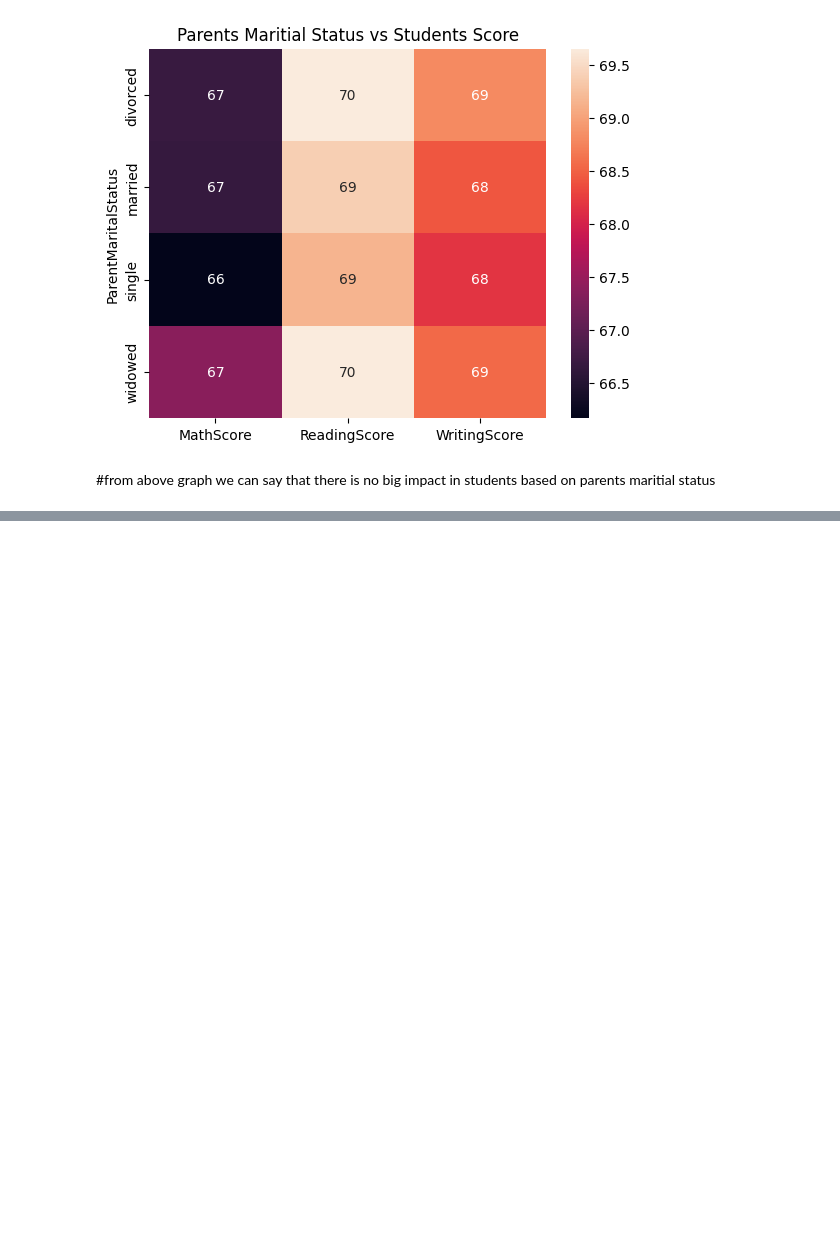
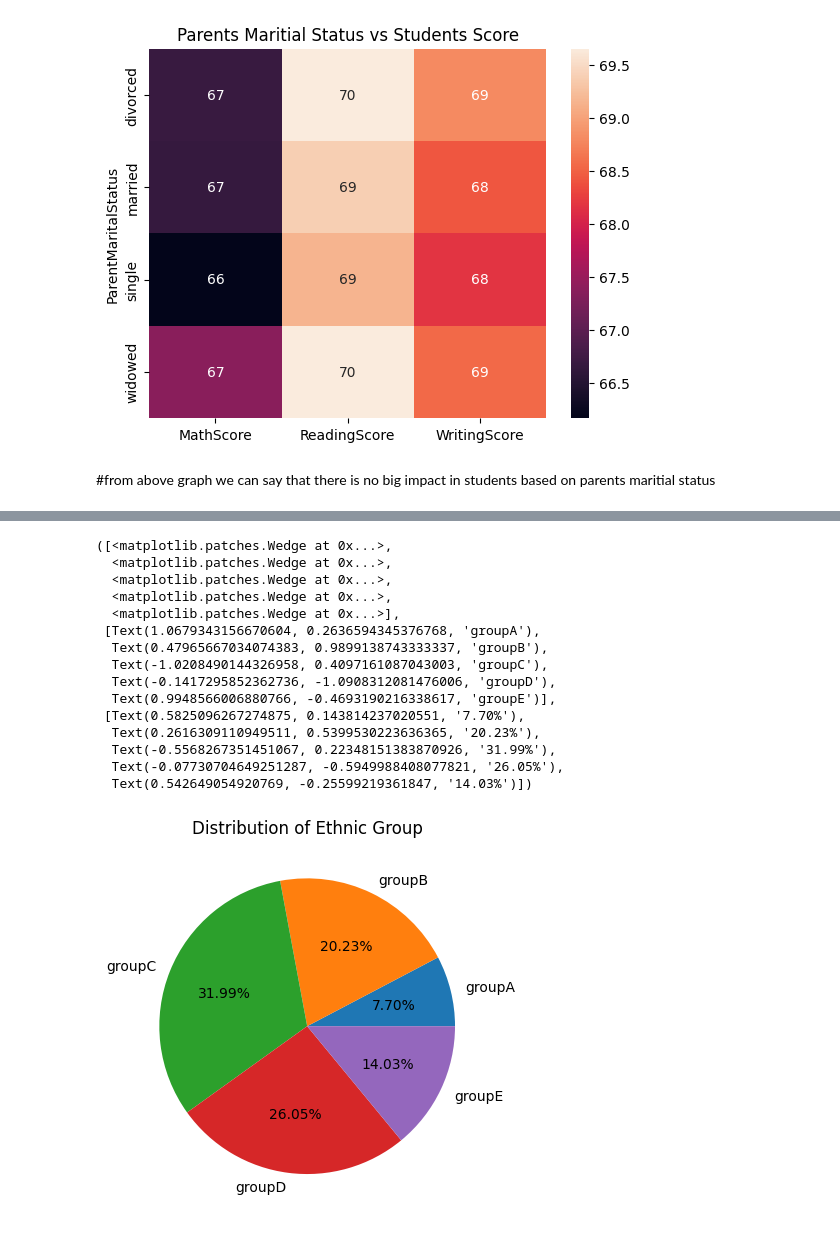
Before and after one commit to Varkey-Josu/Education_data_analysis_1, a Jupyter notebook: Python/EDA/test.ipynb, the cells around one changed output, grey strips where cells are left out. Cells and saved outputs as stored; diff of their text form; code cells hidden in the pictures; blank space fills up the shorter version.

```diff
--- a/Python/EDA/test.ipynb
+++ b/Python/EDA/test.ipynb
@@ -211,0 +229,28 @@ plt.show()
+# %%
+groupA=df.loc[(df["EthnicGroup"]=="group A")].count()
+groupB=df.loc[(df["EthnicGroup"]=="group B")].count()
+groupC=df.loc[(df["EthnicGroup"]=="group C")].count()
+groupD=df.loc[(df["EthnicGroup"]=="group D")].count()
+groupE=df.loc[(df["EthnicGroup"]=="group E")].count()
+
+l=["groupA","groupB","groupC","groupD","groupE"]
+mlst=[groupA["EthnicGroup"],groupB["EthnicGroup"],groupC["EthnicGroup"],groupD["EthnicGroup"],groupE["EthnicGroup"]]
+plt.title("Distribution of Ethnic Group")
+plt.pie(mlst, labels=l, autopct="%1.2f%%")
+# %% [output]
+([<matplotlib.patches.Wedge at 0x...>,
+  <matplotlib.patches.Wedge at 0x...>,
+  <matplotlib.patches.Wedge at 0x...>,
+  <matplotlib.patches.Wedge at 0x...>,
+  <matplotlib.patches.Wedge at 0x...>],
+ [Text(1.0679343156670604, 0.2636594345376768, 'groupA'),
+  Text(0.47965667034074383, 0.9899138743333337, 'groupB'),
+  Text(-1.0208490144326958, 0.4097161087043003, 'groupC'),
+  Text(-0.1417295852362736, -1.0908312081476006, 'groupD'),
+  Text(0.9948566006880766, -0.4693190216338617, 'groupE')],
+ [Text(0.5825096267274875, 0.143814237020551, '7.70%'),
+  Text(0.2616309110949511, 0.5399530223636365, '20.23%'),
+  Text(-0.5568267351451067, 0.22348151383870926, '31.99%'),
+  Text(-0.07730704649251287, -0.5949988408077821, '26.05%'),
+  Text(0.542649054920769, -0.25599219361847, '14.03%')])
+[figure, added]
```
Also changed, not shown: parts of 5 cells of this notebook.
